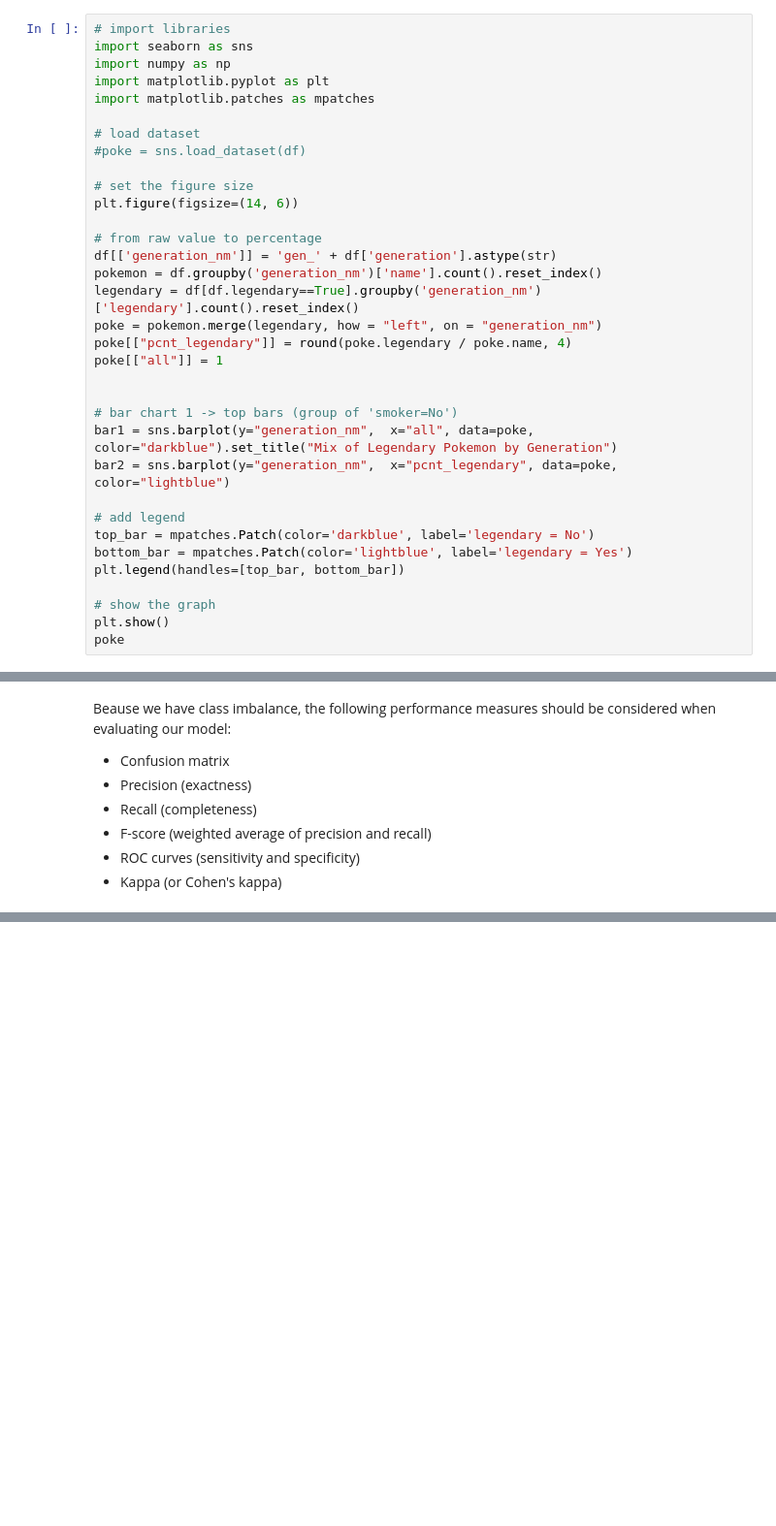
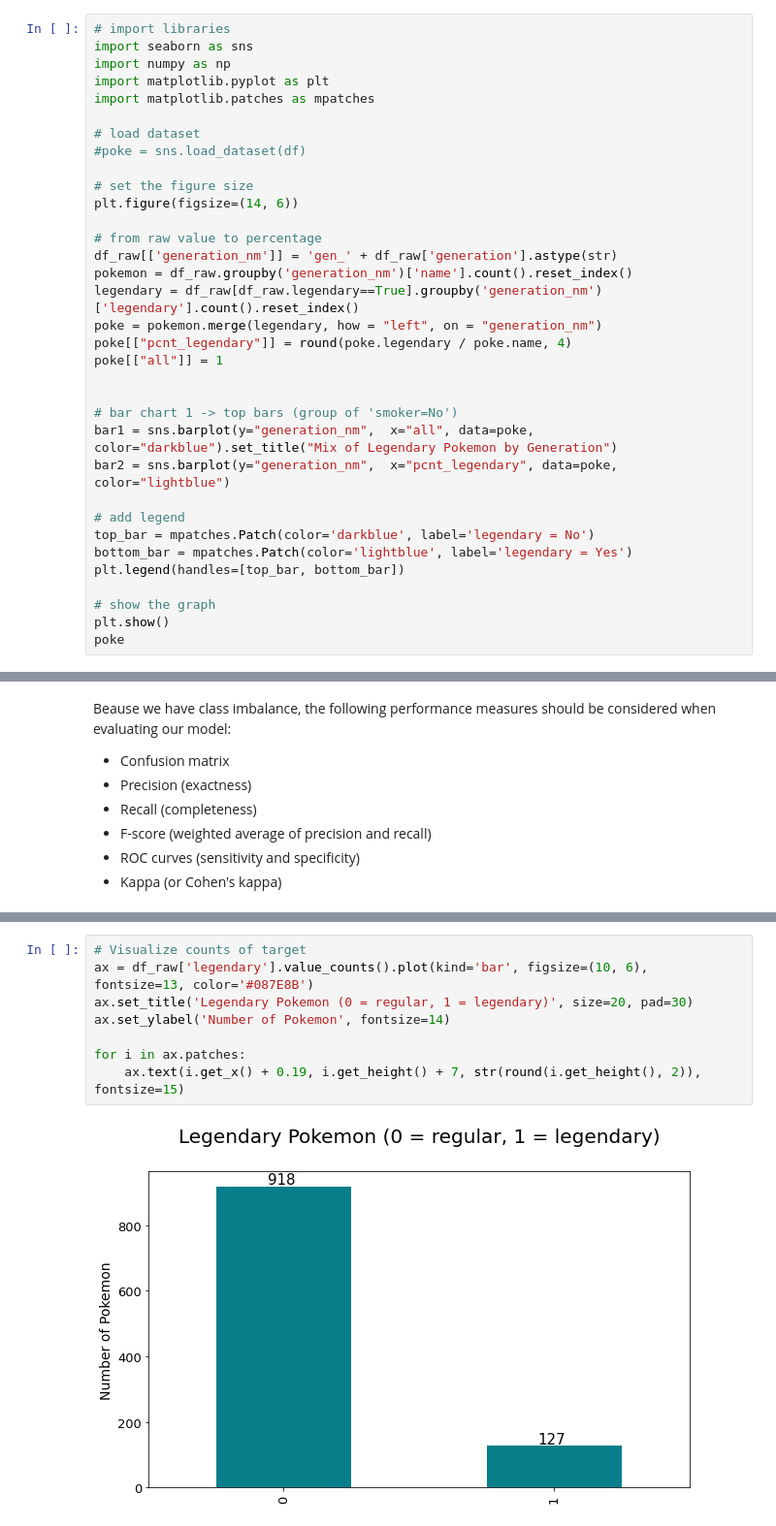
Before and after one commit to shannonhlo/pokemon-classification, a Jupyter notebook: analysis/dom/eda_dom.ipynb, the cells around one changed output, grey strips where cells are left out. Shown at 97% size. Drawn from its saved outputs; the diff is of its cells as text; blank space fills up the shorter version.

```diff
--- a/analysis/dom/eda_dom.ipynb
+++ b/analysis/dom/eda_dom.ipynb
@@ -137,9 +142,9 @@ import matplotlib.patches as mpatches
 plt.figure(figsize=(14, 6))
 
 # from raw value to percentage
-df[['generation_nm']] = 'gen_' + df['generation'].astype(str)
-pokemon = df.groupby('generation_nm')['name'].count().reset_index()
-legendary = df[df.legendary==True].groupby('generation_nm')['legendary'].count().reset_index()
+df_raw[['generation_nm']] = 'gen_' + df_raw['generation'].astype(str)
+pokemon = df_raw.groupby('generation_nm')['name'].count().reset_index()
+legendary = df_raw[df_raw.legendary==True].groupby('generation_nm')['legendary'].count().reset_index()
 poke = pokemon.merge(legendary, how = "left", on = "generation_nm")
 poke[["pcnt_legendary"]] = round(poke.legendary / poke.name, 4)
 poke[["all"]] = 1
@@ -178,0 +187,10 @@ Beause we have class imbalance, the following performance measures should be con
+# %%
+# Visualize counts of target
+ax = df_raw['legendary'].value_counts().plot(kind='bar', figsize=(10, 6), fontsize=13, color='#087E8B')
+ax.set_title('Legendary Pokemon (0 = regular, 1 = legendary)', size=20, pad=30)
+ax.set_ylabel('Number of Pokemon', fontsize=14)
+
+for i in ax.patches:
+    ax.text(i.get_x() + 0.19, i.get_height() + 7, str(round(i.get_height(), 2)), fontsize=15)
+# %% [output]
+[figure, added]
```
Also changed, not shown: parts of 26 cells of this notebook, 1 other file.
